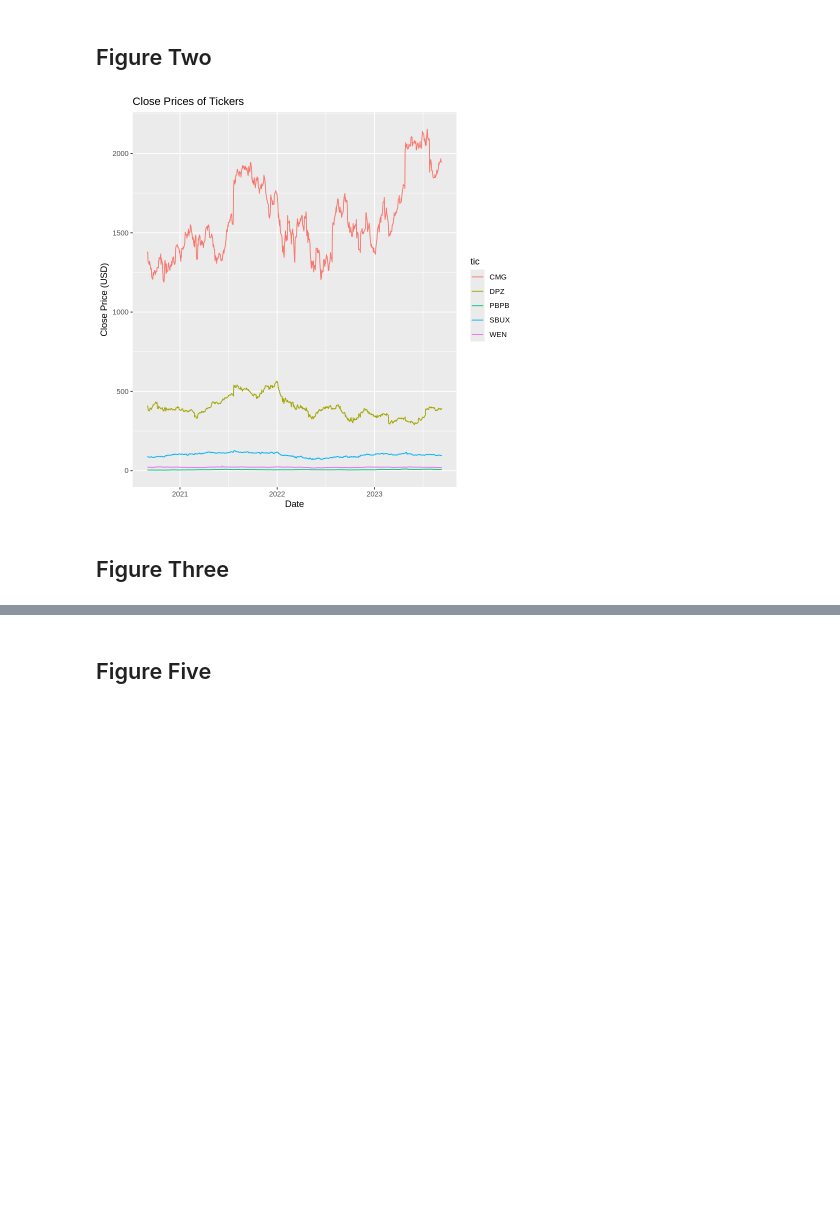
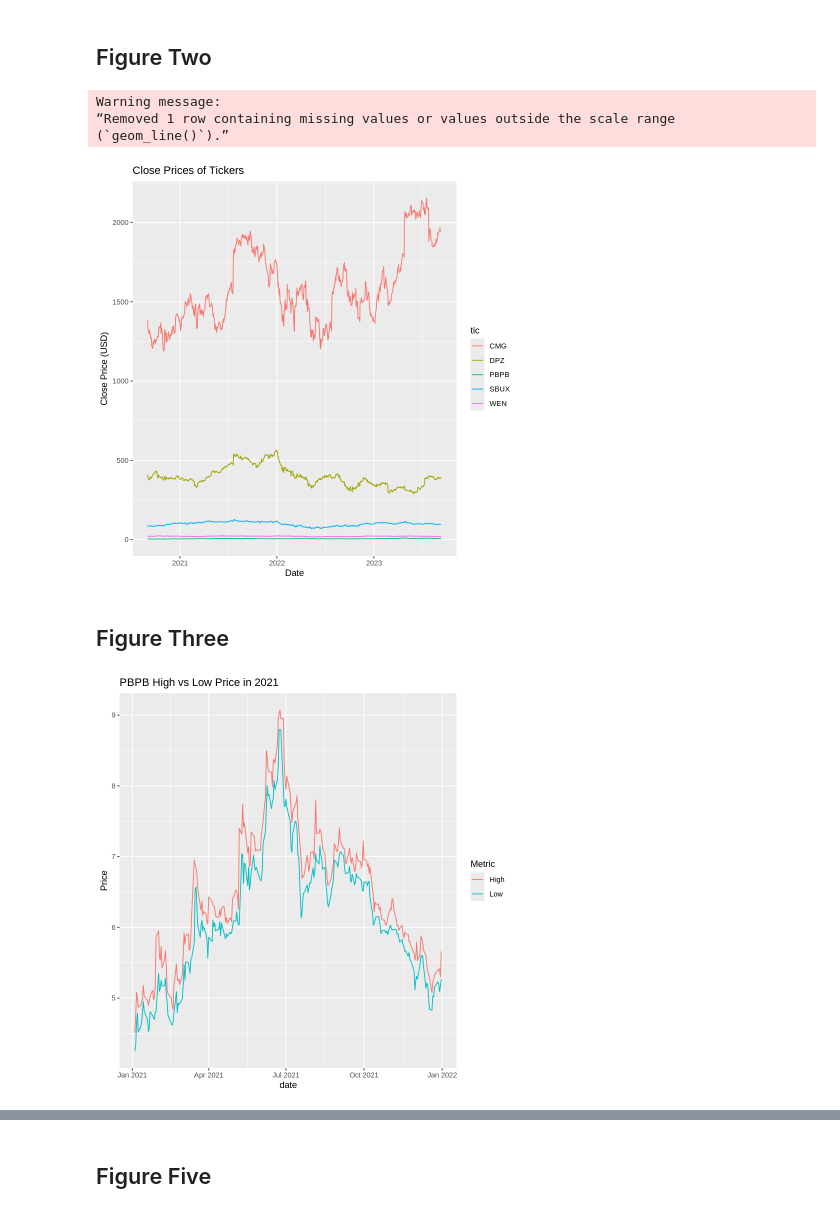
Before and after one commit to sumperor/currency_basket_wallet, a Jupyter notebook: A1_All_(1).ipynb, the cells around one changed output, grey strips where cells are left out. Saved outputs shown, nothing was run; the diff lists cells and outputs as text; code cells hidden in the pictures; blank space fills up the shorter version.

```diff
--- a/A1_All_(1).ipynb
+++ b/A1_All_(1).ipynb
@@ -336,8 +501,11 @@ df <- df[df$tic %in% tickers, ]
 # %%
-ggplot(df, aes(x = datadate, y = prccd, color = tic)) +
+ggplot(All_data, aes(x = datadate, y = close_price, color = tic)) +
   geom_line() +
   labs(title = "Close Prices of Tickers", x = "Date", y = "Close Price (USD)")
 # %% [output]
+Warning message:
+“Removed 1 row containing missing values or values outside the scale range
+(`geom_line()`).”
 [figure]
 # %% [markdown]
 ## Figure Three
@@ -346 +512,10 @@ ggplot(df, aes(x = datadate, y = prccd, color = tic)) +
+# %%
+pbpb_2021 <- pbpb %>%
+  filter(year(datadate) == 2021)
+ggplot(pbpb_2021,aes(x = datadate)) +
+ geom_line(aes(y = high,color = "High")) +
+ geom_line(aes(y = low,color = "Low")) +
+ labs(title = "PBPB High vs Low Price in 2021", x = "date", y = "Price", color = "Metric")
+# %% [output]
+[figure, added]
 # %% [markdown]
```
Also changed, not shown: parts of 21 cells of this notebook.
